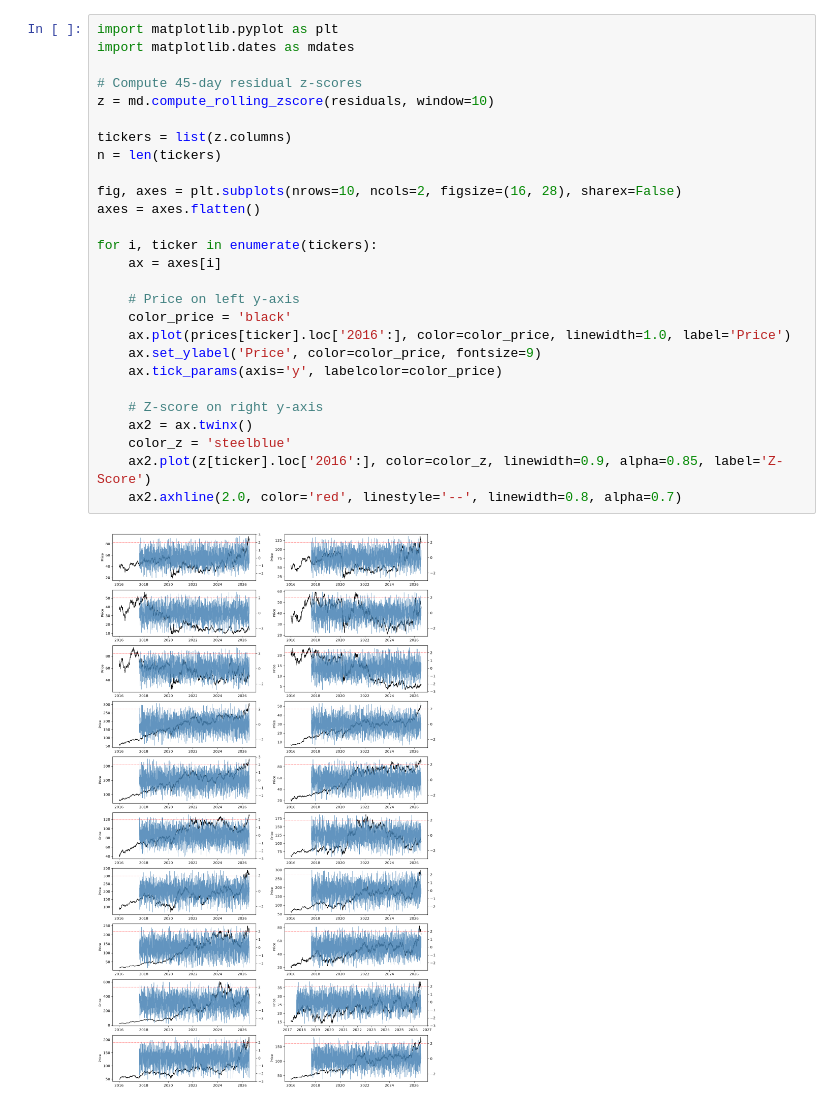
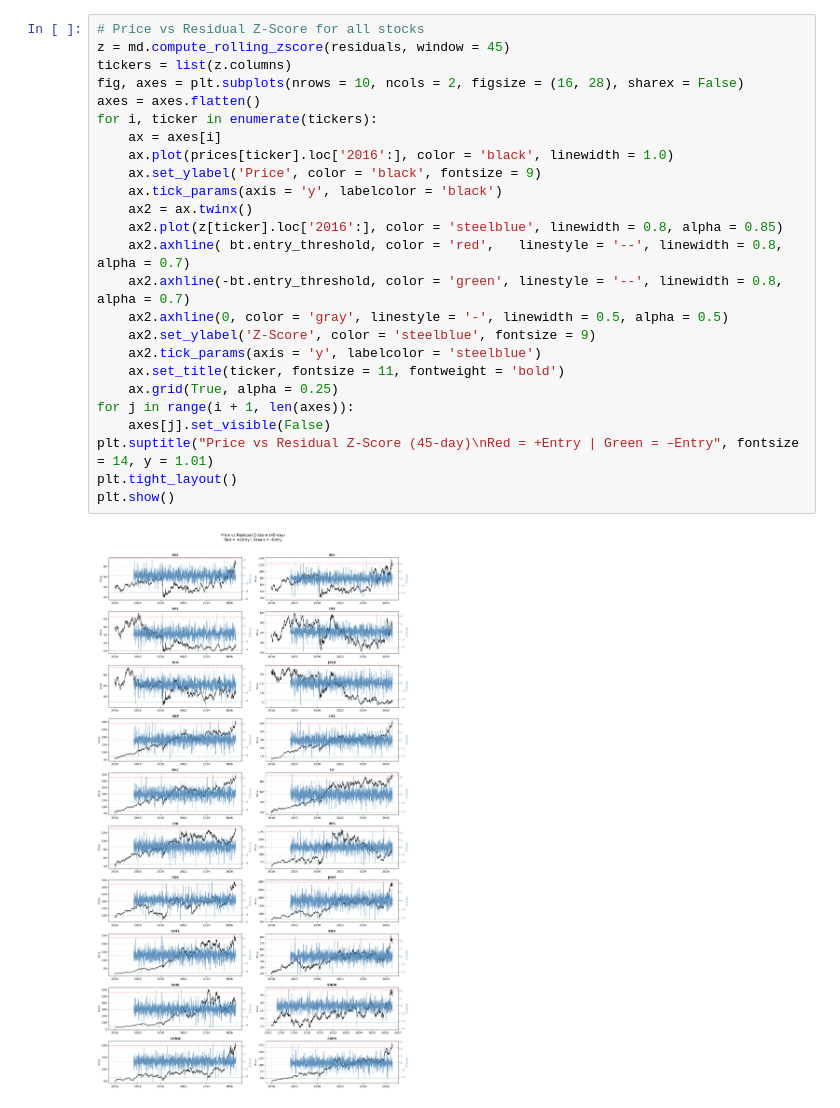
Before and after one commit to japeshwar/US-Transportation-Residual-StatArb, a Jupyter notebook: Notebooks/03_Backtest.ipynb, the cells around one changed output. Cells and saved outputs as stored; diff of their text form.

```diff
--- a/Notebooks/03_Backtest.ipynb
+++ b/Notebooks/03_Backtest.ipynb
@@ -329,29 +185,27 @@ Short      0.00164  0.00865
-# %%
-import matplotlib.pyplot as plt
-import matplotlib.dates as mdates
-
-# Compute 45-day residual z-scores
-z = md.compute_rolling_zscore(residuals, window=10)
-
-tickers = list(z.columns)
-n = len(tickers)
-
-fig, axes = plt.subplots(nrows=10, ncols=2, figsize=(16, 28), sharex=False)
-axes = axes.flatten()
-
-for i, ticker in enumerate(tickers):
-    ax = axes[i]
-
-    # Price on left y-axis
-    color_price = 'black'
-    ax.plot(prices[ticker].loc['2016':], color=color_price, linewidth=1.0, label='Price')
-    ax.set_ylabel('Price', color=color_price, fontsize=9)
-    ax.tick_params(axis='y', labelcolor=color_price)
-
-    # Z-score on right y-axis
-    ax2 = ax.twinx()
-    color_z = 'steelblue'
-    ax2.plot(z[ticker].loc['2016':], color=color_z, linewidth=0.9, alpha=0.85, label='Z-Score')
-    ax2.axhline(2.0, color='red', linestyle='--', linewidth=0.8, alpha=0.7)
-# %% [output]
-[figure, removed]
+# %%
+# Price vs Residual Z-Score for all stocks
+z = md.compute_rolling_zscore(residuals, window = 45)
+tickers = list(z.columns)
+fig, axes = plt.subplots(nrows = 10, ncols = 2, figsize = (16, 28), sharex = False)
+axes = axes.flatten()
+for i, ticker in enumerate(tickers):
+    ax = axes[i]
+    ax.plot(prices[ticker].loc['2016':], color = 'black', linewidth = 1.0)
+    ax.set_ylabel('Price', color = 'black', fontsize = 9)
+    ax.tick_params(axis = 'y', labelcolor = 'black')
+    ax2 = ax.twinx()
+    ax2.plot(z[ticker].loc['2016':], color = 'steelblue', linewidth = 0.8, alpha = 0.85)
+    ax2.axhline( bt.entry_threshold, color = 'red',   linestyle = '--', linewidth = 0.8, alpha = 0.7)
+    ax2.axhline(-bt.entry_threshold, color = 'green', linestyle = '--', linewidth = 0.8, alpha = 0.7)
+    ax2.axhline(0, color = 'gray', linestyle = '-', linewidth = 0.5, alpha = 0.5)
+    ax2.set_ylabel('Z-Score', color = 'steelblue', fontsize = 9)
+    ax2.tick_params(axis = 'y', labelcolor = 'steelblue')
+    ax.set_title(ticker, fontsize = 11, fontweight = 'bold')
+    ax.grid(True, alpha = 0.25)
+for j in range(i + 1, len(axes)):
+    axes[j].set_visible(False)
+plt.suptitle("Price vs Residual Z-Score (45-day)\nRed = +Entry | Green = –Entry", fontsize = 14, y = 1.01)
+plt.tight_layout()
+plt.show()
+# %% [output]
+[figure, added]
```
Also changed, not shown: parts of 16 cells of this notebook, 9 other files.
